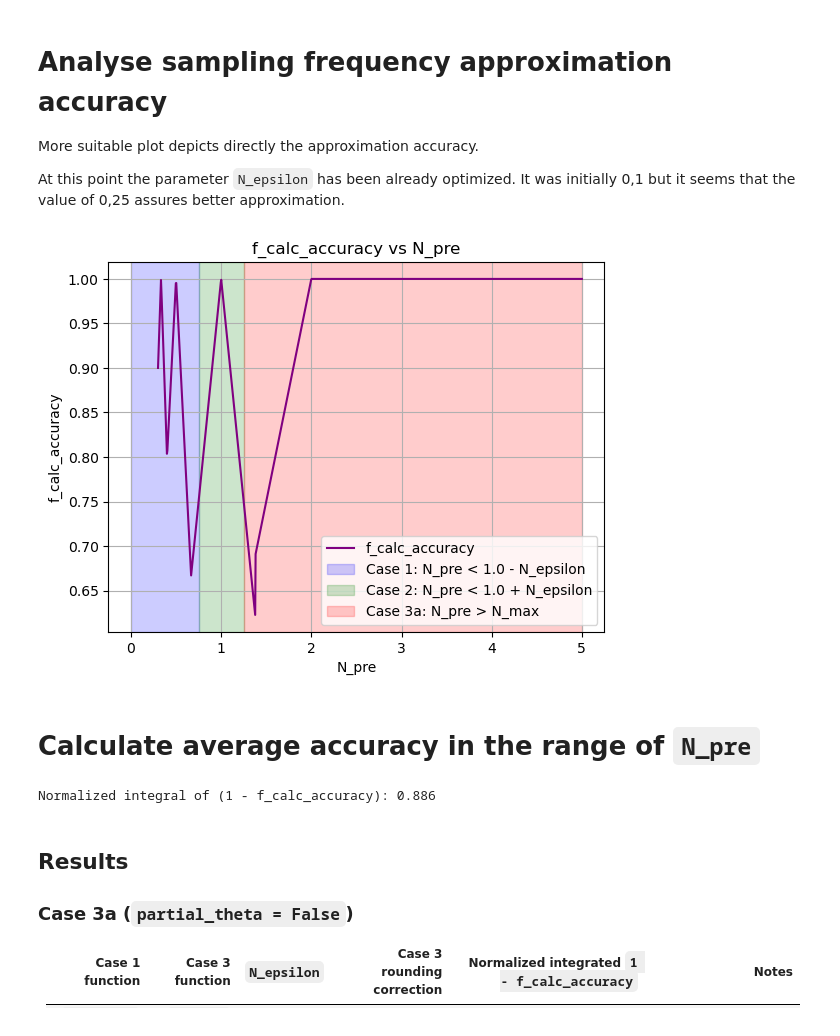
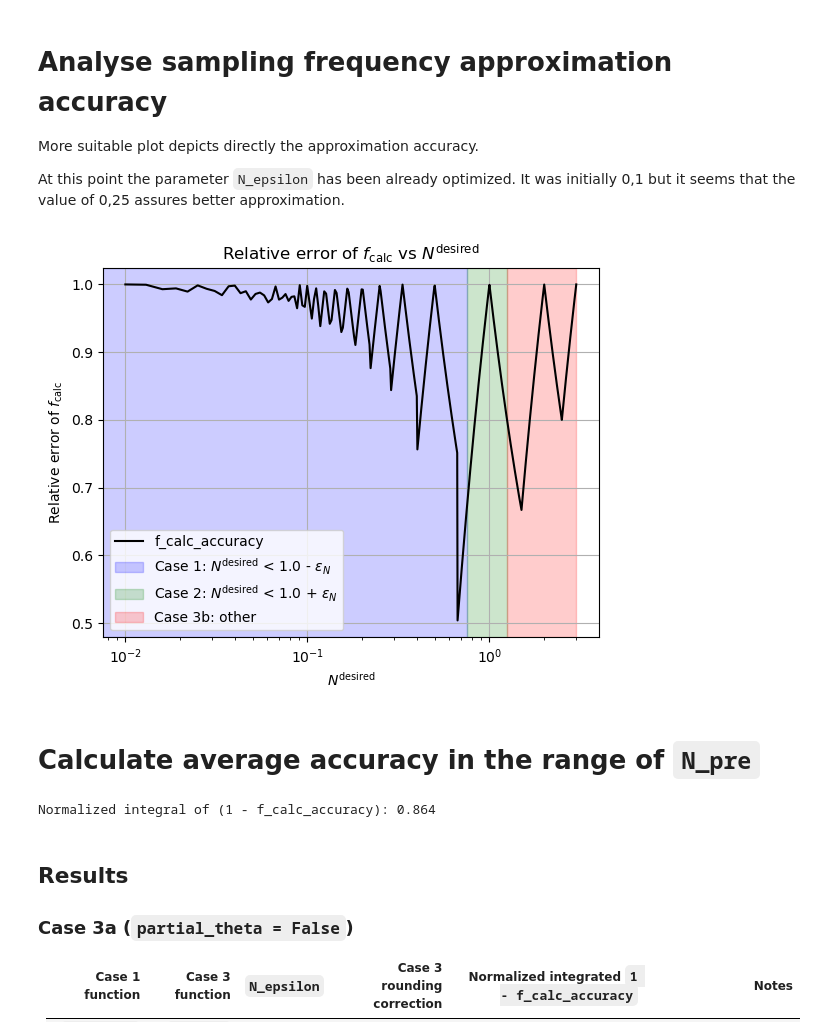
Before and after one commit to matib12/oreonspy, a Jupyter notebook: nb/Simulator development/Simulator cases tests.ipynb, the cells around one changed output. Drawn from its saved outputs; the diff is of its cells as text; code cells hidden in the pictures.

Commit message:
Modified Simulator cases tests for better plot of f_calc accuracy and N accuracy.

````diff
--- a/nb/Simulator development/Simulator cases tests.ipynb
+++ b/nb/Simulator development/Simulator cases tests.ipynb
@@ -21,6 +21,12 @@ def number_of_2T_chains(N_pre):
 def real_f_calc(N_pre, N_epsilon, _2T, desired_f_calc, N_eff=1000):
     """
     Simulator case algorithm from cavity.simulation() in oreonspy 3.2.3.
+
+    N_pre = 1./(desired_f_calc * _2T)
+    N_epsilon -- parameter of the algorithm
+    _2T -- 2 times the cavity round trip time
+    desired_f_calc -- the desired sampling frequency
+    N_eff -- mean number of photon bounces in the cavity
     """
     N = 1
 
@@ -28,7 +34,7 @@ def real_f_calc(N_pre, N_epsilon, _2T, desired_f_calc, N_eff=1000):
 
     case = 0
 
-    if N_pre < 1.0 - N_epsilon:
+    if N_pre < 1.0 - N_epsilon*0.5:
         case = 0
 
         #logger.info("2T x times bigger then Theta. (x is integer)")
@@ -66,6 +72,7 @@ def real_f_calc(N_pre, N_epsilon, _2T, desired_f_calc, N_eff=1000):
             #logger.info("N times Cavity decay time longer than the sampling period")
             N = int(np.round(N_pre+0.12))  # Original oreons function
             #N = int(np.ceil(N_pre))  # Proposed alternative
+            N = int(np.round(N_pre))  # Current oreons
             Theta = _2T * N
             f_calc = 1.0 / Theta
 
@@ -80,10 +87,10 @@ import matplotlib.pyplot as plt
 # Define N_epsilon
 N_epsilon = 0.25
 _2T = 0.01
-my_N_eff = 1
+my_N_eff = 10000
 
 # Generate N_pre values
-N_pre_values = np.linspace(0.3, 5, 1000)
+N_pre_values = np.linspace(0.01, 3, 1000)
 
 # Compute number_of_2T_chains for each N_pre
 chains_values = [number_of_2T_chains(N_pre) for N_pre in N_pre_values]
@@ -128,6 +135,9 @@ plt.legend()
 # Calculate the absolute error
 f_calc_accuracy = np.abs(actual_f_calc_values - desired_f_calc_values) / desired_f_calc_values
 
+# Try to calculate normalized time-step relative error
+N_accuracy = np.abs(1/actual_f_calc_values - 1/desired_f_calc_values) / (1/desired_f_calc_values)
+f_calc_accuracy = N_accuracy
 
 # Plot the results
 plt.plot(N_pre_values, chains_values, label='number_of_2T_chains')
@@ -165,27 +175,30 @@ More suitable plot depicts directly the approximation accuracy.
 
 At this point the parameter ```N_epsilon``` has been already optimized. It was initially 0,1 but it seems that the value of 0,25 assures better approximation.
 # %%
-plt.plot(N_pre_values, 1-f_calc_accuracy, label='f_calc_accuracy', color='purple')
+plt.plot(N_pre_values, 1-f_calc_accuracy, label='f_calc_accuracy', color='black')
 
 # Add vertical color regions
-plt.axvspan(0, 1.0 - N_epsilon, color='blue', alpha=0.2, label='Case 1: N_pre < 1.0 - N_epsilon')
-plt.axvspan(1.0 - N_epsilon, 1.0 + N_epsilon, color='green', alpha=0.2, label='Case 2: N_pre < 1.0 + N_epsilon')
-plt.axvspan(1.0 + N_epsilon, max(N_pre_values), color='red', alpha=0.2, label='Case 3{0}'.format("a: N_pre > N_max" if case == 2 else "b: Other"))
+plt.axvspan(0, 1.0 - N_epsilon, color='blue', alpha=0.2, label='Case 1: $N^\mathrm{desired}$ < 1.0 - $\epsilon_N$')
+plt.axvspan(1.0 - N_epsilon, 1.0 + N_epsilon, color='green', alpha=0.2, label='Case 2: $N^\mathrm{desired}$ < 1.0 + $\epsilon_N$')
+plt.axvspan(1.0 + N_epsilon, max(N_pre_values), color='red', alpha=0.2, label='Case 3{0}'.format("a: $N^\mathrm{desired}$ > N_max" if case == 2 else "b: other"))
+
+plt.xscale('log')
+#plt.ylim(0.999, 1.001)
 
 
 # Add labels and title
-plt.xlabel('N_pre')
-plt.ylabel('f_calc_accuracy')
-plt.title('f_calc_accuracy vs N_pre')
+plt.xlabel('$N^\mathrm{desired}$')
+plt.ylabel('Relative error of $f_\mathrm{calc}$')
+plt.title('Relative error of $f_\mathrm{calc}$ vs $N^\mathrm{desired}$')
 
 # Add legend and grid
 plt.legend()
 plt.grid(True)
 
 # Show the plot
 plt.show()
 # %% [output]
-[figure, old version]
+[figure, new version]
 # %% [markdown]
 # Calculate average accuracy in the range of ```N_pre```
 # %%
@@ -193,7 +206,7 @@ plt.show()
 integral = np.trapz(1 - f_calc_accuracy, dx=(N_pre_values[1] - N_pre_values[0])) / N_pre_values[-1]
 print(f"Normalized integral of (1 - f_calc_accuracy): {integral:.3f}")
 # %% [output]
-Normalized integral of (1 - f_calc_accuracy): 0.886
+Normalized integral of (1 - f_calc_accuracy): 0.864
 # %% [markdown]
 ## Results
 
````
Also changed, not shown: parts of 2 cells of this notebook.
